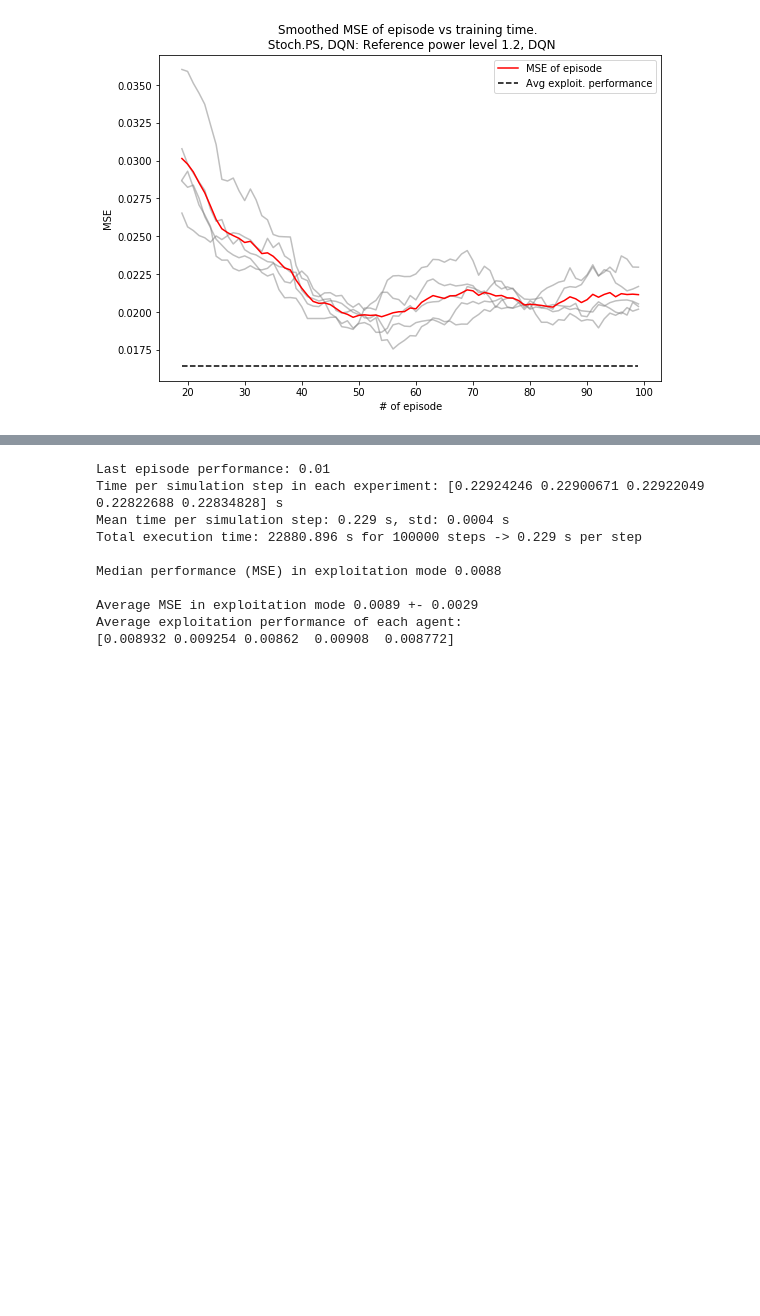
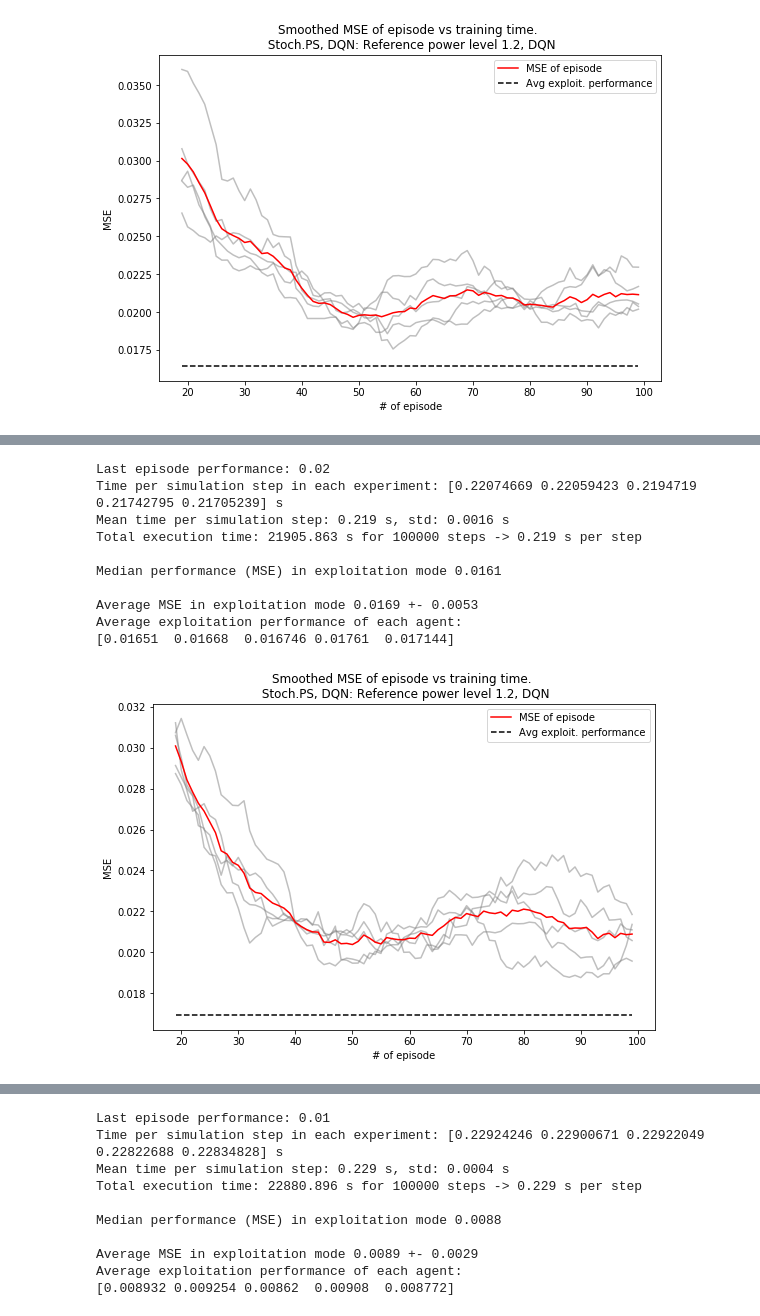
Before and after one commit to OlehLuk/rl-power-control, a Jupyter notebook: experiments/results/ps_dqn.ipynb, the cells around one changed output, grey strips where cells are left out. Saved outputs shown, nothing was run; the diff lists cells and outputs as text; code cells hidden in the pictures; blank space fills up the shorter version.

```diff
--- a/experiments/results/ps_dqn.ipynb
+++ b/experiments/results/ps_dqn.ipynb
@@ -31,0 +72,20 @@ Average exploitation performance of each agent:
+# %%
+experiments_folder = case_folder + "dqn_expl_buffer_size_26-12-2019_07-34/"
+experiment_name = "Stoch.PS, DQN:"
+case = "window_size=4"
+case_name = "Reference power level 1.2, DQN"
+df_avgsm_mses_1, perf_1, sig_1 = report_experiment(experiments_folder + case,
+                             exp_name="\n {} {}".format(experiment_name, case_name), plot_perf_sigma=0,
+                                                         stochastic=False)
+# %% [output]
+Last episode performance: 0.02
+Time per simulation step in each experiment: [0.22074669 0.22059423 0.2194719  0.21742795 0.21705239] s
+Mean time per simulation step: 0.219 s, std: 0.0016 s
+Total execution time: 21905.863 s for 100000 steps -> 0.219 s per step
+
+Median performance (MSE) in exploitation mode 0.0161
+
+Average MSE in exploitation mode 0.0169 +- 0.0053
+Average exploitation performance of each agent:
+[0.01651  0.01668  0.016746 0.01761  0.017144]
+[figure, added]
```
Also changed, not shown: parts of 38 cells of this notebook, 3 other files.
